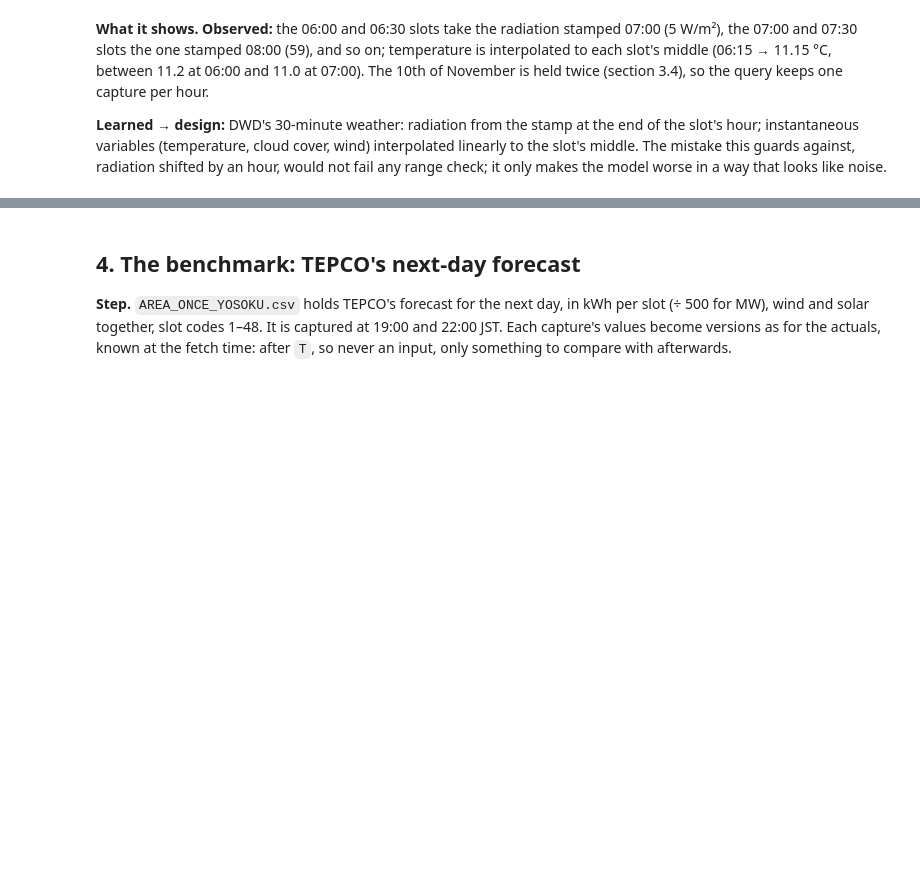
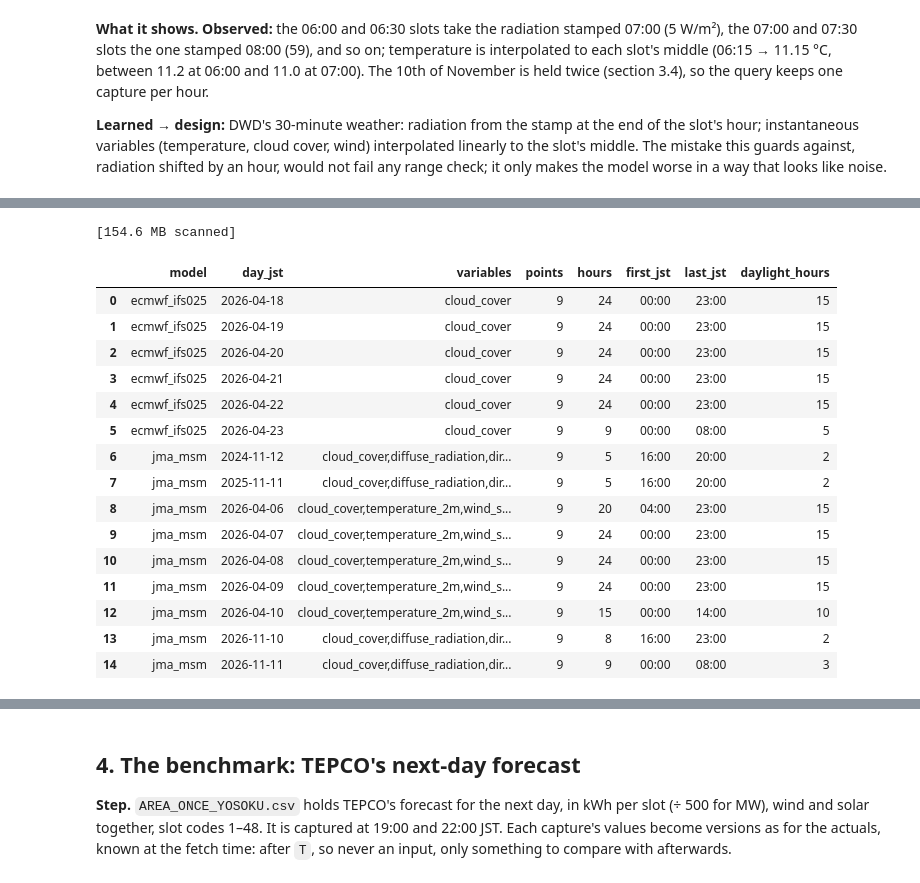
Before and after one commit to iahsanujunda/jtf, a Jupyter notebook: notebooks/04_ods_to_dwd.ipynb, the cells around one changed output, grey strips where cells are left out. Saved outputs shown, nothing was run; the diff lists cells and outputs as text; code cells hidden in the pictures; blank space fills up the shorter version.

```diff
--- a/notebooks/04_ods_to_dwd.ipynb
+++ b/notebooks/04_ods_to_dwd.ipynb
@@ -555,0 +655,34 @@ sql("""
+# %%
+# The same holes by day (JST), all nine points together
+sql(
+    HOLES
+    + """
+SELECT model, DATE(valid_time, 'Asia/Tokyo') AS day_jst,
+       STRING_AGG(DISTINCT variable ORDER BY variable) AS variables,
+       COUNT(DISTINCT point) AS points, COUNT(DISTINCT valid_time) AS hours,
+       FORMAT_TIMESTAMP('%H:%M', MIN(valid_time), 'Asia/Tokyo') AS first_jst,
+       FORMAT_TIMESTAMP('%H:%M', MAX(valid_time), 'Asia/Tokyo') AS last_jst,
+       COUNT(DISTINCT IF(daylight, valid_time, NULL)) AS daylight_hours
+FROM covered
+GROUP BY model, day_jst
+ORDER BY model, day_jst
+"""
+)
+# %% [output]
+[154.6 MB scanned]
+|  | model | day_jst | variables | points | hours | first_jst | last_jst | daylight_hours |
+| 0 | ecmwf_ifs025 | 2026-04-18 | cloud_cover | 9 | 24 | 00:00 | 23:00 | 15 |
+| 1 | ecmwf_ifs025 | 2026-04-19 | cloud_cover | 9 | 24 | 00:00 | 23:00 | 15 |
+| 2 | ecmwf_ifs025 | 2026-04-20 | cloud_cover | 9 | 24 | 00:00 | 23:00 | 15 |
+| 3 | ecmwf_ifs025 | 2026-04-21 | cloud_cover | 9 | 24 | 00:00 | 23:00 | 15 |
+| 4 | ecmwf_ifs025 | 2026-04-22 | cloud_cover | 9 | 24 | 00:00 | 23:00 | 15 |
+| 5 | ecmwf_ifs025 | 2026-04-23 | cloud_cover | 9 | 9 | 00:00 | 08:00 | 5 |
+| 6 | jma_msm | 2024-11-12 | cloud_cover,diffuse_radiation,dir... | 9 | 5 | 16:00 | 20:00 | 2 |
+| 7 | jma_msm | 2025-11-11 | cloud_cover,diffuse_radiation,dir... | 9 | 5 | 16:00 | 20:00 | 2 |
+| 8 | jma_msm | 2026-04-06 | cloud_cover,temperature_2m,wind_s... | 9 | 20 | 04:00 | 23:00 | 15 |
+| 9 | jma_msm | 2026-04-07 | cloud_cover,temperature_2m,wind_s... | 9 | 24 | 00:00 | 23:00 | 15 |
+| 10 | jma_msm | 2026-04-08 | cloud_cover,temperature_2m,wind_s... | 9 | 24 | 00:00 | 23:00 | 15 |
+| 11 | jma_msm | 2026-04-09 | cloud_cover,temperature_2m,wind_s... | 9 | 24 | 00:00 | 23:00 | 15 |
+| 12 | jma_msm | 2026-04-10 | cloud_cover,temperature_2m,wind_s... | 9 | 15 | 00:00 | 14:00 | 10 |
+| 13 | jma_msm | 2026-11-10 | cloud_cover,diffuse_radiation,dir... | 9 | 8 | 16:00 | 23:00 | 2 |
+| 14 | jma_msm | 2026-11-11 | cloud_cover,diffuse_radiation,dir... | 9 | 9 | 00:00 | 08:00 | 3 |
```
Also changed, not shown: parts of 11 cells of this notebook.
